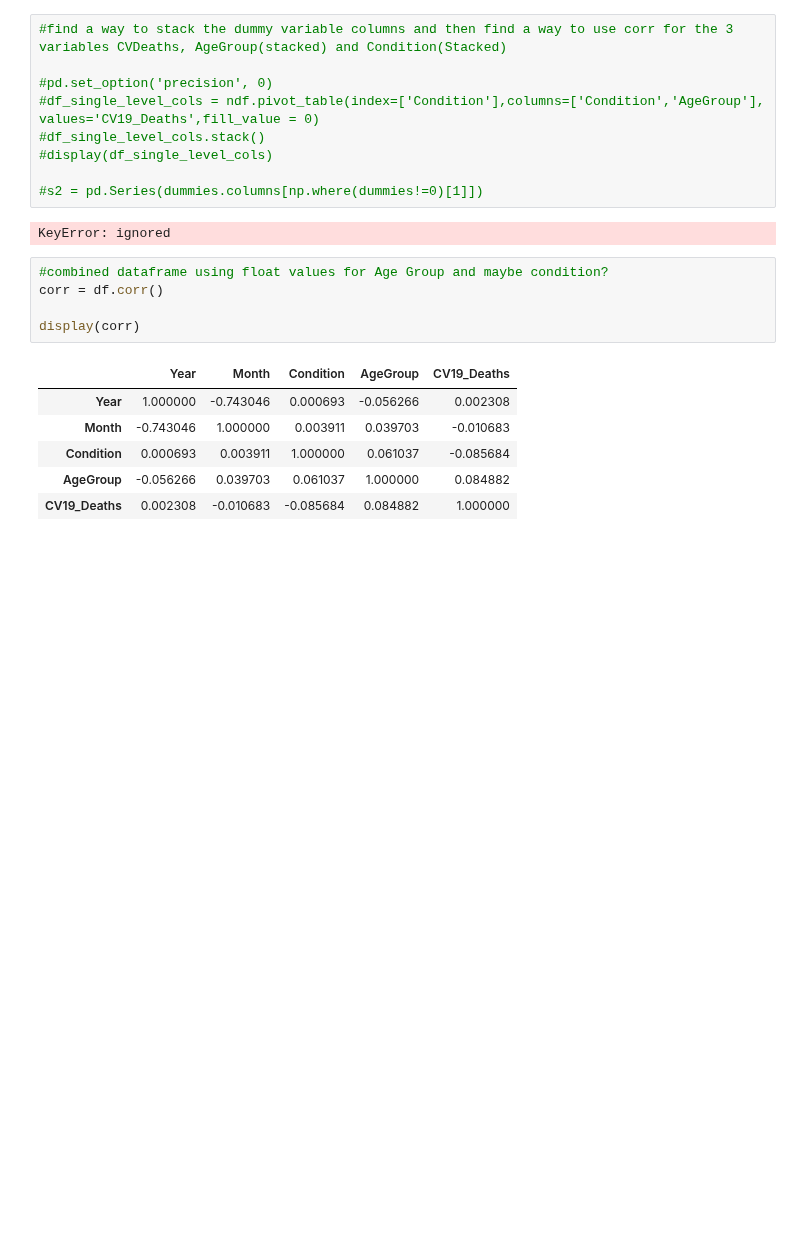
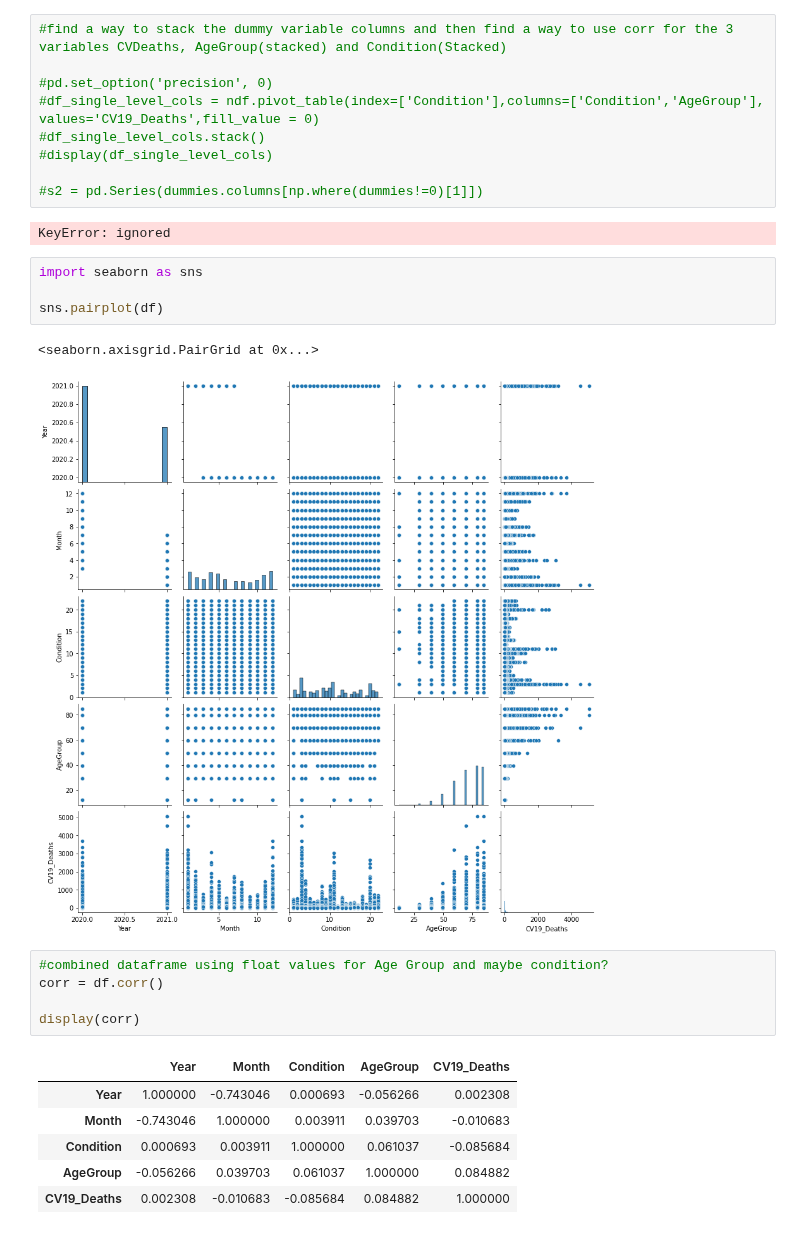
Before and after one commit to JScottLopez/github-ds, a Jupyter notebook: TIM_6500_JSLopez.ipynb, the cells around one changed output. Saved outputs shown, nothing was run; the diff lists cells and outputs as text; blank space fills up the shorter version.

```diff
--- a/TIM_6500_JSLopez.ipynb
+++ b/TIM_6500_JSLopez.ipynb
@@ -197,6 +197,13 @@ display(df)
 #s2 = pd.Series(dummies.columns[np.where(dummies!=0)[1]])
 # %% [output]
 KeyError: ignored
+# %%
+import seaborn as sns
+
+sns.pairplot(df)
+# %% [output]
+<seaborn.axisgrid.PairGrid at 0x...>
+[figure, added]
 # %%
 #combined dataframe using float values for Age Group and maybe condition?
 corr = df.corr()
```
Also changed, not shown: parts of 2 cells of this notebook.
